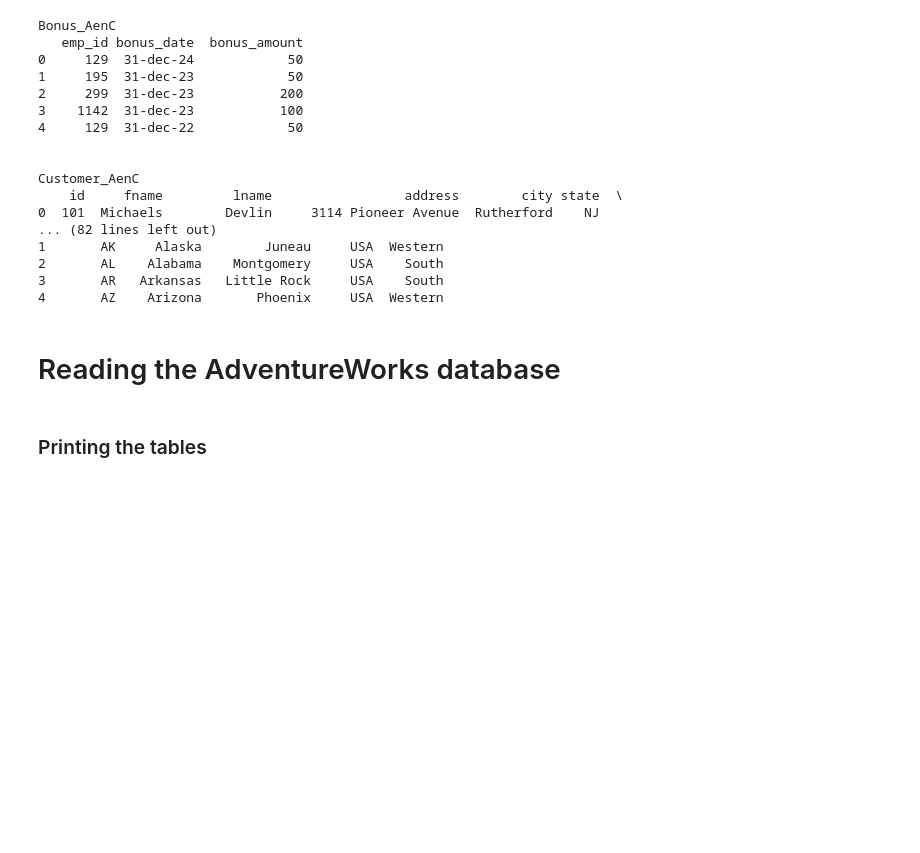
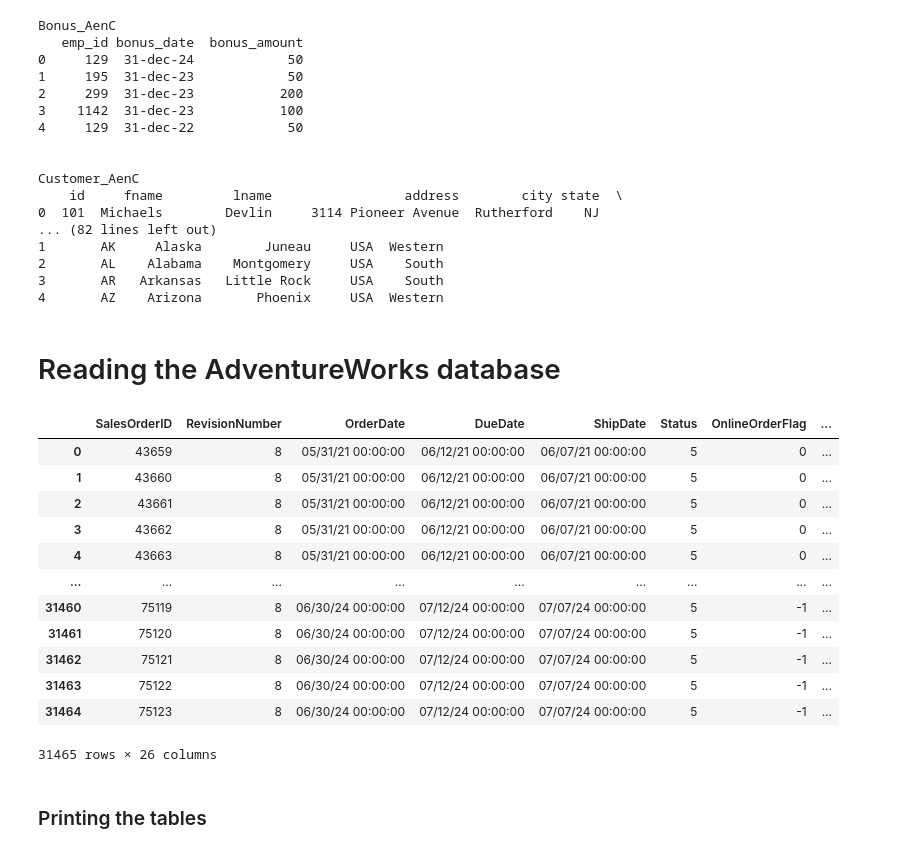
Before and after one commit to Wollepluis/DEDSProject, a Jupyter notebook: Mark.ipynb, the cells around one changed output. Drawn from its saved outputs; the diff is of its cells as text; code cells hidden in the pictures; blank space fills up the shorter version.

Commit message:
afmaken van salesorder (hernoemen van enkele mappings en aanmaak van de dataframe)

```diff
--- a/William.ipynb
+++ b/Mark.ipynb
@@ -88,33 +88,49 @@ import pandas as pd
 import io
 
 tables = subprocess.run(["mdb-tables", adventureworks_path], capture_output=True, text=True).stdout.split()
 
 dataframes = {}
 
 for table in tables:
     result = subprocess.run(["mdb-export", adventureworks_path, table], capture_output=True)
     output_text = result.stdout.decode("latin1")
     df = pd.read_csv(io.StringIO(output_text))
     dataframes[table] = df
 
 
 
 HumanResourcesDepartment_AdventureWorks = dataframes["HumanResources_Department"]
 HumanResourcesEmployee_AdventureWorks = dataframes["HumanResources_Employee"]
 PersonAddress_AdventureWorks = dataframes["Person_Address"]
 Person_AdventureWorks = dataframes["Person_Person"]
 ProductionBillOfMaterials_AdventureWorks = dataframes["Production_BillOfMaterials"]
 Product_AdventureWorks = dataframes["Production_Product"]
 ProductCategory_AdventureWorks = dataframes["Production_ProductCategory"]
 PurchaseOrderDetail_AdventureWorks = dataframes["Purchasing_PurchaseOrderDetail"]
 PurchaseOrderHeader_AdventureWorks = dataframes["Purchasing_PurchaseOrderHeader"]
 Vendor_AdventureWorks = dataframes["Purchasing_Vendor"]
 Customer_AdventureWorks = dataframes["Sales_Customer"]
 SalesOrderDetail_AdventureWorks = dataframes["Sales_SalesOrderDetail"]
 SalesOrderHeader_AdventureWorks = dataframes["Sales_SalesOrderHeader"]
 SalesTerritory_AdventureWorks = dataframes["Sales_SalesTerritory"]
 Store_AdventureWorks = dataframes["Sales_Store"]
 Sysdiagrams_AdventureWorks = dataframes["sysdiagrams"]
+
+SalesOrderHeader_AdventureWorks
+# %% [output]
+|  | SalesOrderID | RevisionNumber | OrderDate | DueDate | ShipDate | Status | OnlineOrderFlag | ... |
+| 0 | 43659 | 8 | 05/31/21 00:00:00 | 06/12/21 00:00:00 | 06/07/21 00:00:00 | 5 | 0 | ... |
+| 1 | 43660 | 8 | 05/31/21 00:00:00 | 06/12/21 00:00:00 | 06/07/21 00:00:00 | 5 | 0 | ... |
+| 2 | 43661 | 8 | 05/31/21 00:00:00 | 06/12/21 00:00:00 | 06/07/21 00:00:00 | 5 | 0 | ... |
+| 3 | 43662 | 8 | 05/31/21 00:00:00 | 06/12/21 00:00:00 | 06/07/21 00:00:00 | 5 | 0 | ... |
+| 4 | 43663 | 8 | 05/31/21 00:00:00 | 06/12/21 00:00:00 | 06/07/21 00:00:00 | 5 | 0 | ... |
+| ... | ... | ... | ... | ... | ... | ... | ... | ... |
+| 31460 | 75119 | 8 | 06/30/24 00:00:00 | 07/12/24 00:00:00 | 07/07/24 00:00:00 | 5 | -1 | ... |
+| 31461 | 75120 | 8 | 06/30/24 00:00:00 | 07/12/24 00:00:00 | 07/07/24 00:00:00 | 5 | -1 | ... |
+| 31462 | 75121 | 8 | 06/30/24 00:00:00 | 07/12/24 00:00:00 | 07/07/24 00:00:00 | 5 | -1 | ... |
+| 31463 | 75122 | 8 | 06/30/24 00:00:00 | 07/12/24 00:00:00 | 07/07/24 00:00:00 | 5 | -1 | ... |
+| 31464 | 75123 | 8 | 06/30/24 00:00:00 | 07/12/24 00:00:00 | 07/07/24 00:00:00 | 5 | -1 | ... |
+31465 rows × 26 columns
 # %% [markdown]
 ### Printing the tables
 # %%
```
Also changed, not shown: parts of 6 cells of this notebook.
